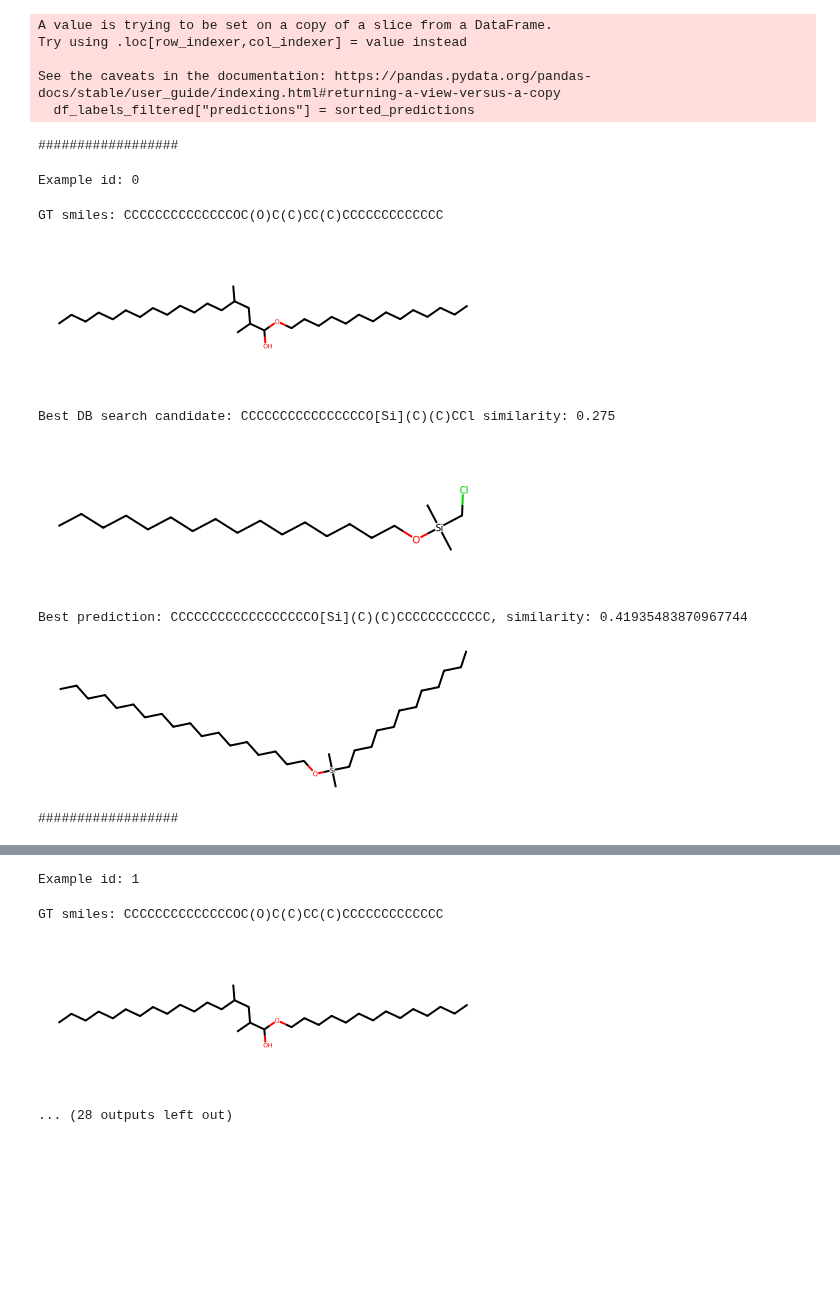
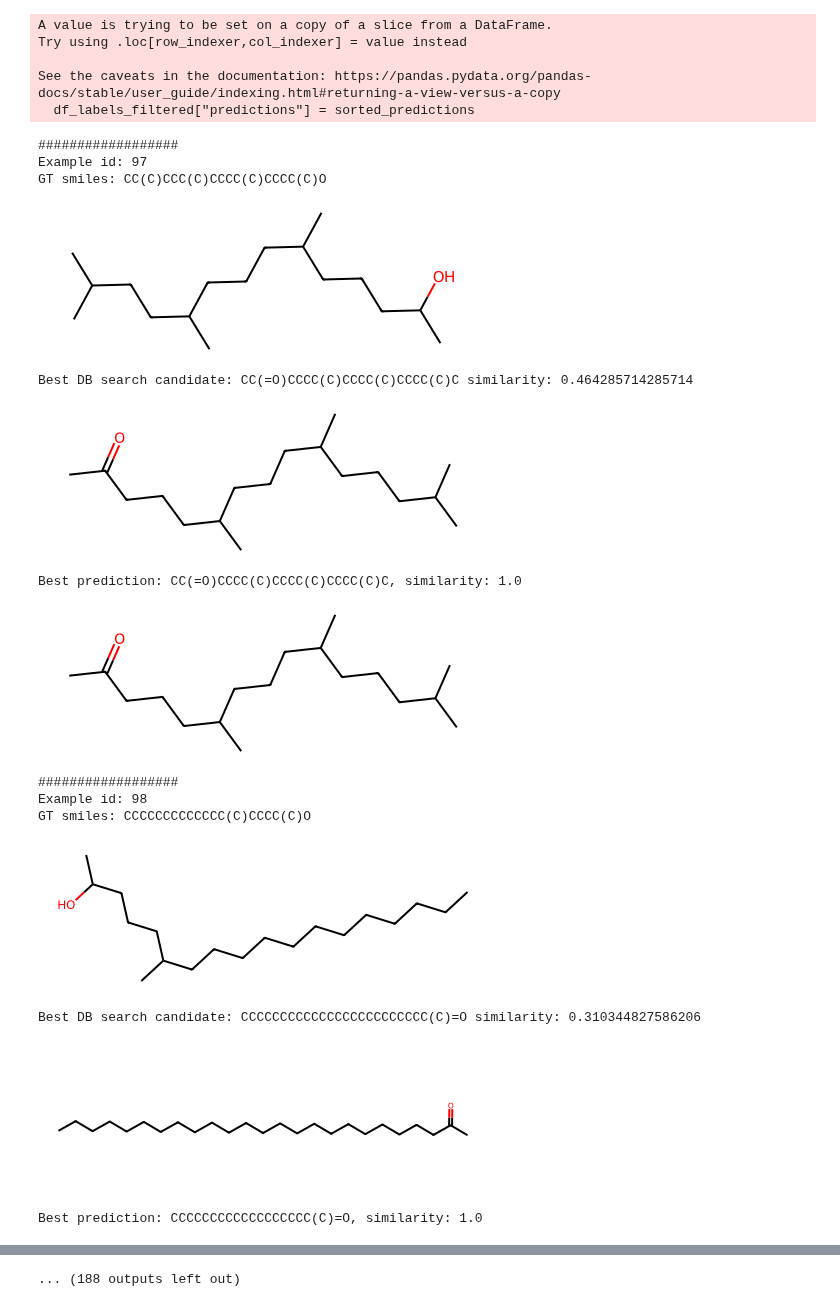
Before and after one commit to hejjack/SpecTRUM, a Jupyter notebook: clean_paper/notebooks/6_inference_on_open_data.ipynb, the cells around one changed output, grey strips where cells are left out. Cells and saved outputs as stored; diff of their text form; code cells hidden in the pictures; blank space fills up the shorter version.

```diff
--- a/clean_paper/notebooks/6_inference_on_open_data.ipynb
+++ b/clean_paper/notebooks/6_inference_on_open_data.ipynb
@@ -327,7 +313,7 @@ labels_mask = df_labels.apply(lambda row: filter_datapoints(row, preprocess_args
 df_labels_filtered = df_labels[labels_mask]
 # %%
 # prepare all the SMILES and similarities
-ONLY_OVERLAP = True
+ONLY_OVERLAP = False
 
 def find_best_prediction(predictions, gt_smiles):
     simils = compute_fp_simils(predictions, [gt_smiles]*len(predictions))
@@ -353,29 +339,35 @@ See the caveats in the documentation: https://pandas.pydata.org/pandas-docs/stab
 # %%
 # visualize comparison
 
-range_to_viz = (0, 5)
+range_to_viz = (100, 201)
 
 for i, row in df_labels_filtered_overlapped.iloc[min(range_to_viz):max(range_to_viz)].iterrows():
     print("\n##################")
     print(f"Example id: {i}")
     print("GT smiles:", row["smiles"])
     gt_mol = Chem.MolFromSmiles(row["smiles"])
     display(gt_mol)
 
     print("Best DB search candidate:", row["smiles_ref"], "similarity:", row["smiles_sim_of_closest_morgan_tanimoto"])
     db_mol = Chem.MolFromSmiles(row["smiles_ref"])
     display(db_mol)
 
     print(f"Best prediction: {row['best_prediction']}, similarity: {row['best_prediction_simil']}")
     pred_mol = Chem.MolFromSmiles(row["best_prediction"])
     display(pred_mol)
 # %% [output]
 ##################
+Example id: 97
+GT smiles: CC(C)CCC(C)CCCC(C)CCCC(C)O
+[figure, new version]
-Example id: 0
+Best DB search candidate: CC(=O)CCCC(C)CCCC(C)CCCC(C)C similarity: 0.464285714285714
+[figure, new version]
-GT smiles: CCCCCCCCCCCCCCOC(O)C(C)CC(C)CCCCCCCCCCCCC
+Best prediction: CC(=O)CCCC(C)CCCC(C)CCCC(C)C, similarity: 1.0
-[figure, old version]
+[figure, new version]
-Best DB search candidate: CCCCCCCCCCCCCCCCO[Si](C)(C)CCl similarity: 0.275
+##################
+Example id: 98
+GT smiles: CCCCCCCCCCCCC(C)CCCC(C)O
-[figure, old version]
+[figure, new version]
-Best prediction: CCCCCCCCCCCCCCCCCCO[Si](C)(C)CCCCCCCCCCCC, similarity: 0.41935483870967744
+Best DB search candidate: CCCCCCCCCCCCCCCCCCCCCCCC(C)=O similarity: 0.310344827586206
-[figure, old version]
+[figure, added]
-##################
+Best prediction: CCCCCCCCCCCCCCCCCC(C)=O, similarity: 1.0
@@ -382,4 +375 @@ Best prediction: CCCCCCCCCCCCCCCCCCO[Si](C)(C)CCCCCCCCCCCC, similarity: 0.419354
-Example id: 1
+... (188 outputs left out)
-GT smiles: CCCCCCCCCCCCCCOC(O)C(C)CC(C)CCCCCCCCCCCCC
-[figure, old version]
-... (28 outputs left out)
```
Also changed, not shown: parts of 6 cells of this notebook, 2 other files.
